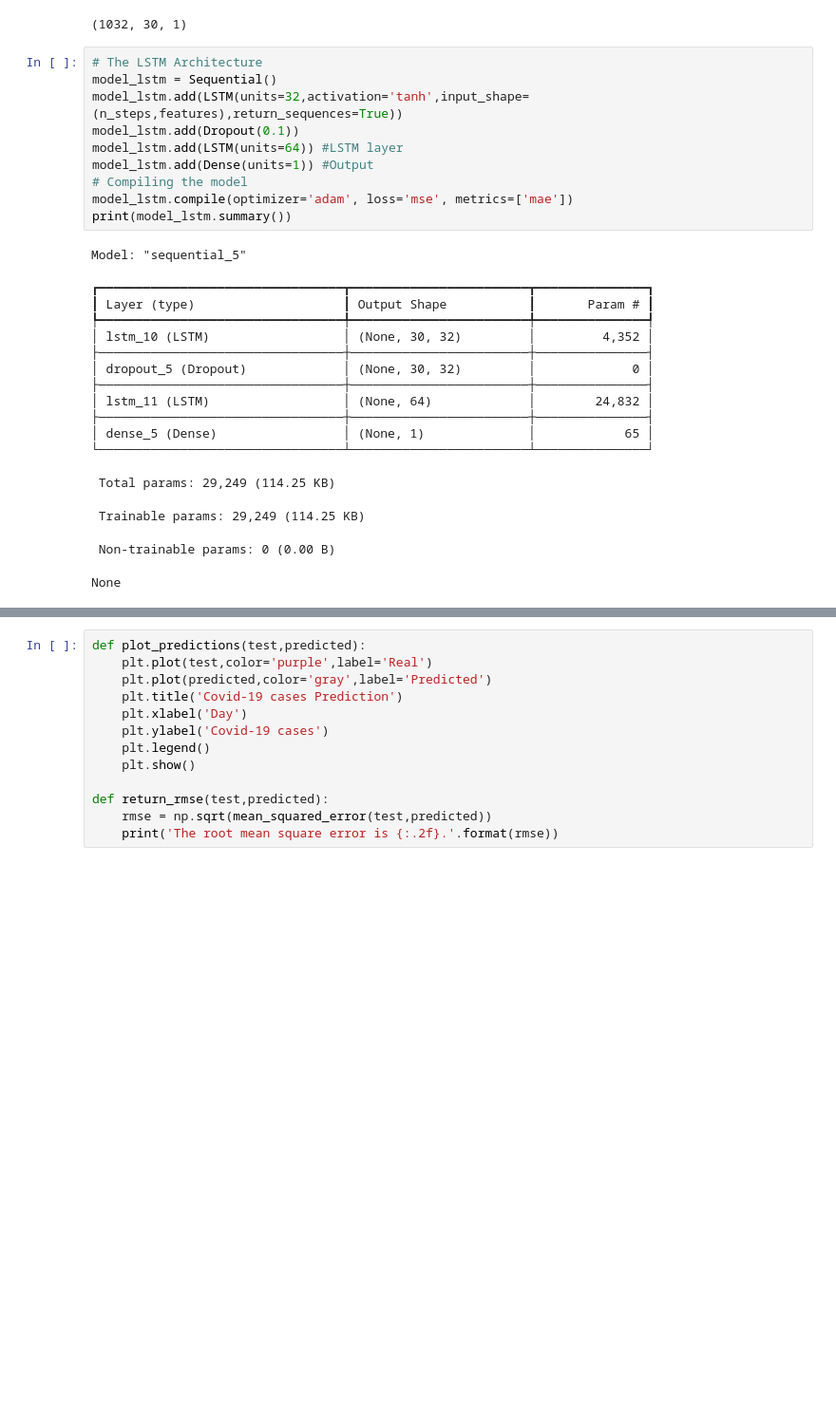
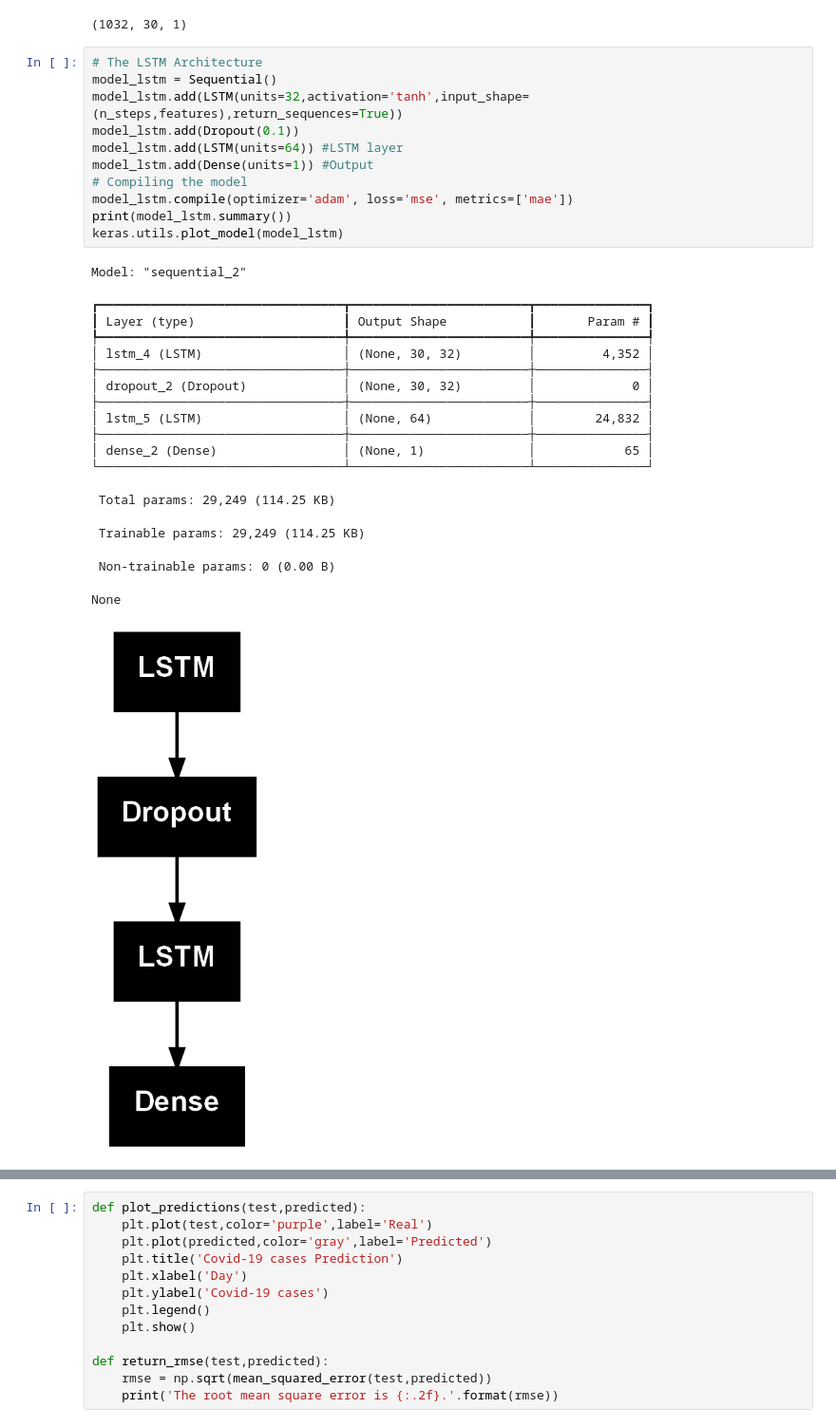
Before and after one commit to hazreenahilmay/Capstone_Covid19, a Jupyter notebook: covid19_latest.ipynb, the cells around one changed output, grey strips where cells are left out. Shown at 95% size. Cells and saved outputs as stored; diff of their text form; blank space fills up the shorter version.

```diff
--- a/covid19_latest.ipynb
+++ b/covid19_latest.ipynb
@@ -169,30 +173,32 @@ print(X_train.shape)
 # %%
 # The LSTM Architecture
 model_lstm = Sequential()
 model_lstm.add(LSTM(units=32,activation='tanh',input_shape=(n_steps,features),return_sequences=True))
 model_lstm.add(Dropout(0.1))
 model_lstm.add(LSTM(units=64)) #LSTM layer
 model_lstm.add(Dense(units=1)) #Output
 # Compiling the model
 model_lstm.compile(optimizer='adam', loss='mse', metrics=['mae'])
 print(model_lstm.summary())
+keras.utils.plot_model(model_lstm)
 # %% [output]
-Model: "sequential_5"
+Model: "sequential_2"
 ┏━━━━━━━━━━━━━━━━━━━━━━━━━━━━━━━━━┳━━━━━━━━━━━━━━━━━━━━━━━━┳━━━━━━━━━━━━━━━┓
 ┃ Layer (type)                    ┃ Output Shape           ┃       Param # ┃
 ┡━━━━━━━━━━━━━━━━━━━━━━━━━━━━━━━━━╇━━━━━━━━━━━━━━━━━━━━━━━━╇━━━━━━━━━━━━━━━┩
-│ lstm_10 (LSTM)                  │ (None, 30, 32)         │         4,352 │
+│ lstm_4 (LSTM)                   │ (None, 30, 32)         │         4,352 │
 ├─────────────────────────────────┼────────────────────────┼───────────────┤
-│ dropout_5 (Dropout)             │ (None, 30, 32)         │             0 │
+│ dropout_2 (Dropout)             │ (None, 30, 32)         │             0 │
 ├─────────────────────────────────┼────────────────────────┼───────────────┤
-│ lstm_11 (LSTM)                  │ (None, 64)             │        24,832 │
+│ lstm_5 (LSTM)                   │ (None, 64)             │        24,832 │
 ├─────────────────────────────────┼────────────────────────┼───────────────┤
-│ dense_5 (Dense)                 │ (None, 1)              │            65 │
+│ dense_2 (Dense)                 │ (None, 1)              │            65 │
 └─────────────────────────────────┴────────────────────────┴───────────────┘
  Total params: 29,249 (114.25 KB)
  Trainable params: 29,249 (114.25 KB)
  Non-trainable params: 0 (0.00 B)
 None
+[figure, added]
 # %%
 es = keras.callbacks.EarlyStopping (patience=2, verbose=1)
 logpath = 'tensorboard/covid19_latest/' + datetime.datetime.now().strftime('%Y-%m-%d_%H%M%S')
```
Also changed, not shown: parts of 11 cells of this notebook.
